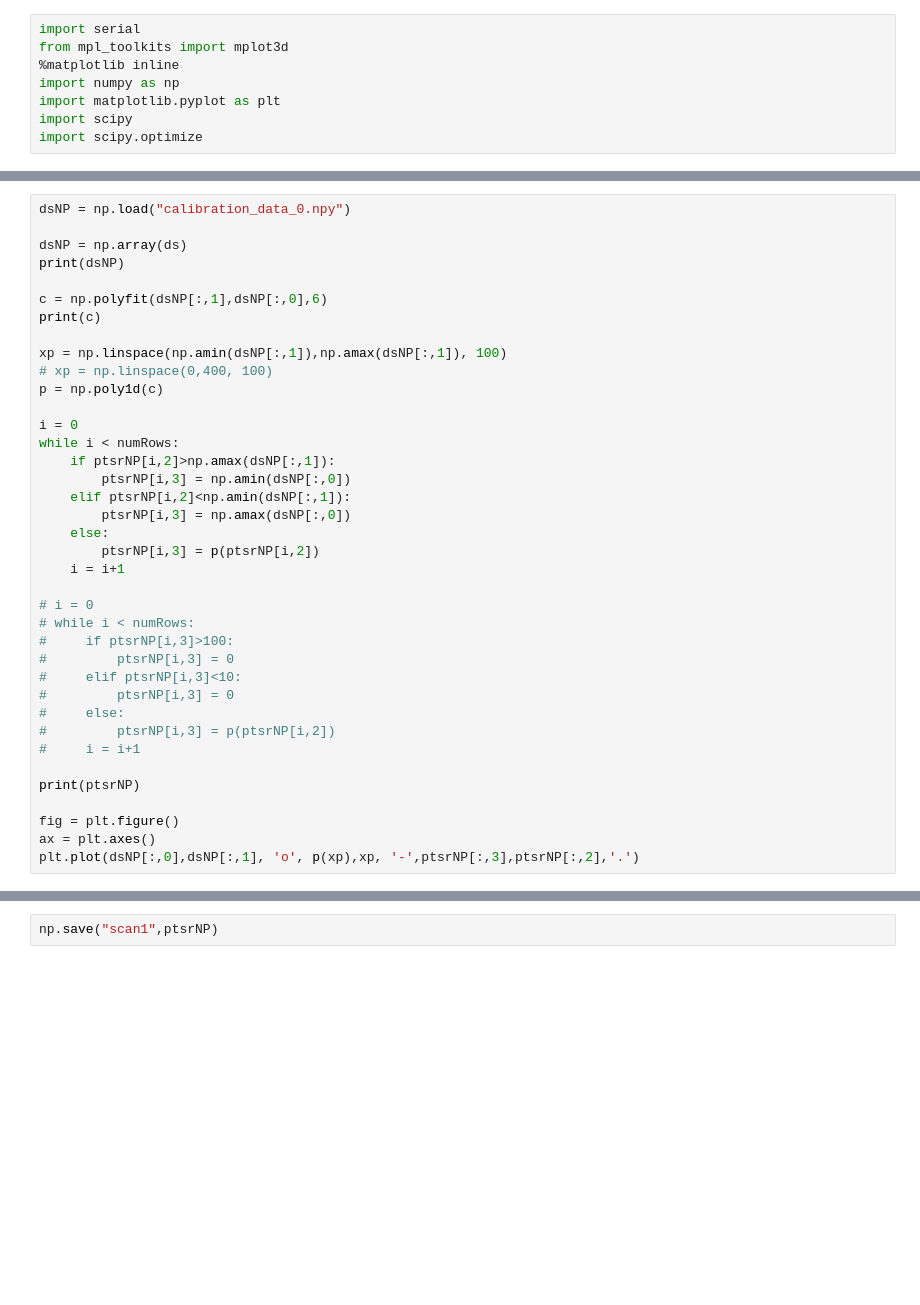
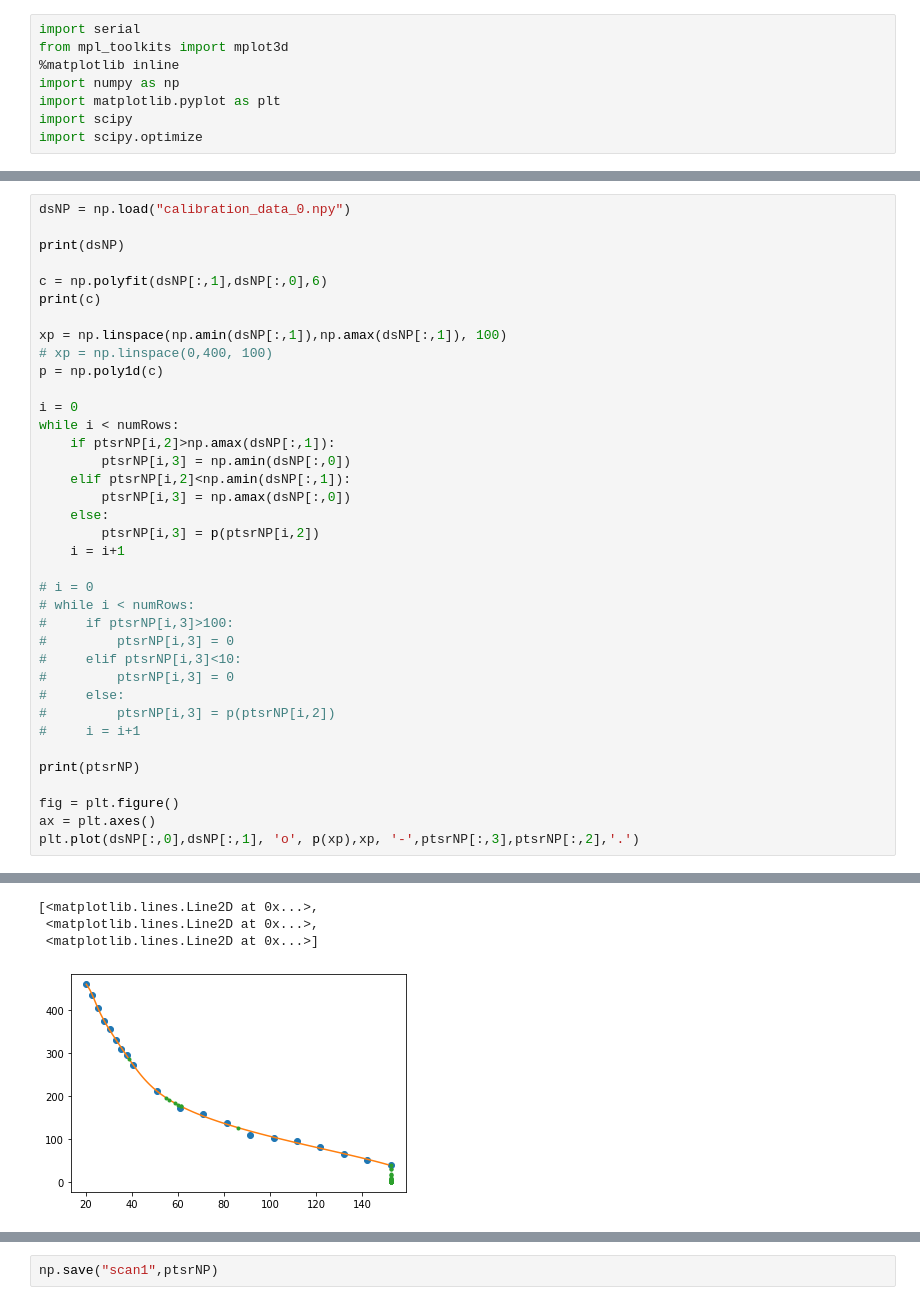
Before and after one commit to julesbrettle/3D_Scanner, a Jupyter notebook: 3d_scanner_jupyter_pan_only.ipynb, the cells around one changed output, grey strips where cells are left out. Drawn from its saved outputs; the diff is of its cells as text; blank space fills up the shorter version.

Commit message:
Update calibration plot

```diff
--- a/3d_scanner_jupyter_pan_only.ipynb
+++ b/3d_scanner_jupyter_pan_only.ipynb
@@ -123,7 +123,6 @@ ax.scatter3D(ptsrNP[:,0], ptsrNP[:,1], ptsrNP[:,2])
 # %%
 dsNP = np.load("calibration_data_0.npy")
 
-dsNP = np.array(ds)
 print(dsNP)
 
 c = np.polyfit(dsNP[:,1],dsNP[:,0],6)
@@ -163,3 +178,7 @@ NameError: name 'ds' is not defined
+[<matplotlib.lines.Line2D at 0x...>,
+ <matplotlib.lines.Line2D at 0x...>,
+ <matplotlib.lines.Line2D at 0x...>]
+[figure, added]
 # %%
 fig = plt.figure()
 ax = plt.axes()
```
Also changed, not shown: parts of 7 cells of this notebook, 3 other files.
